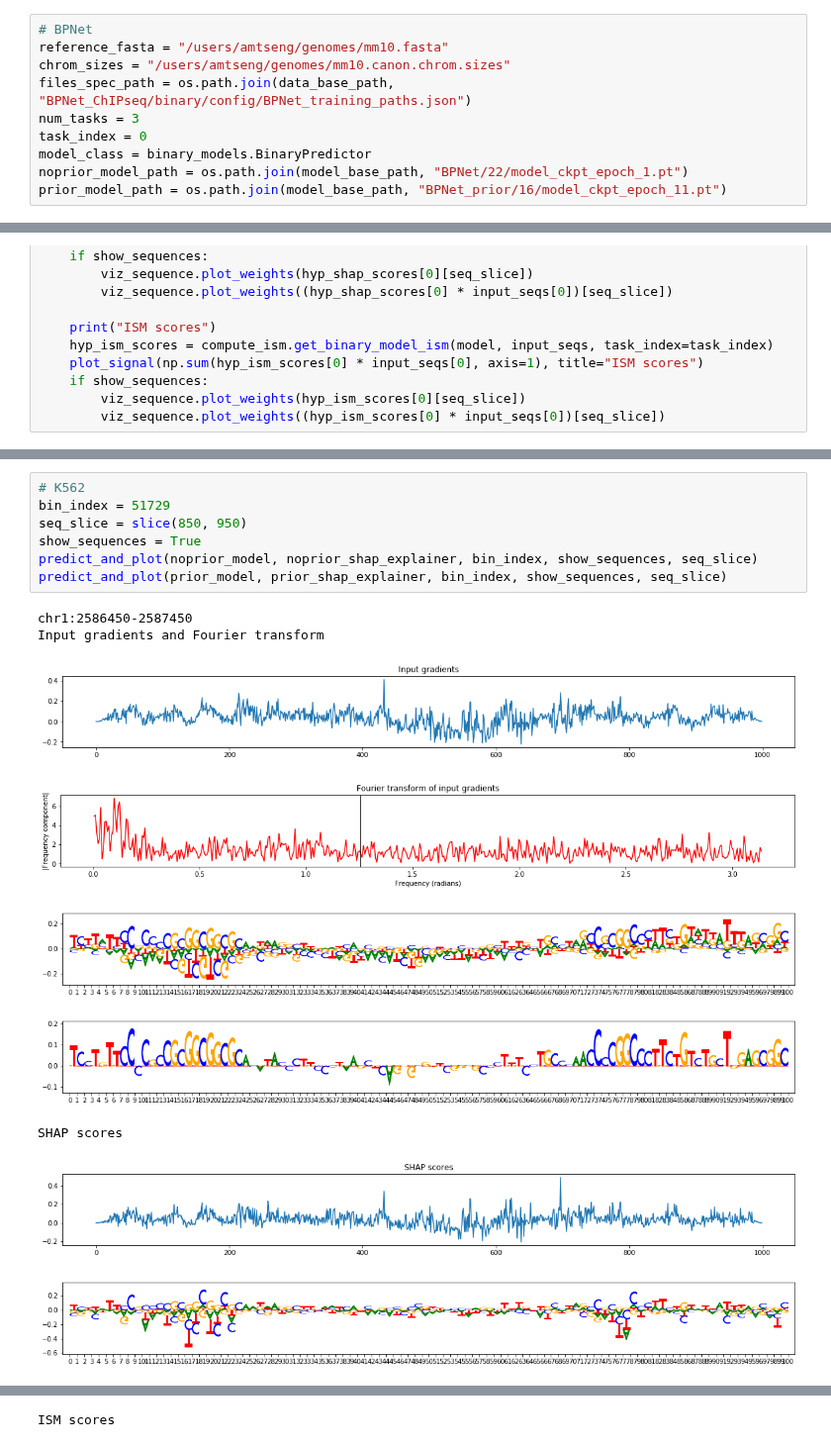
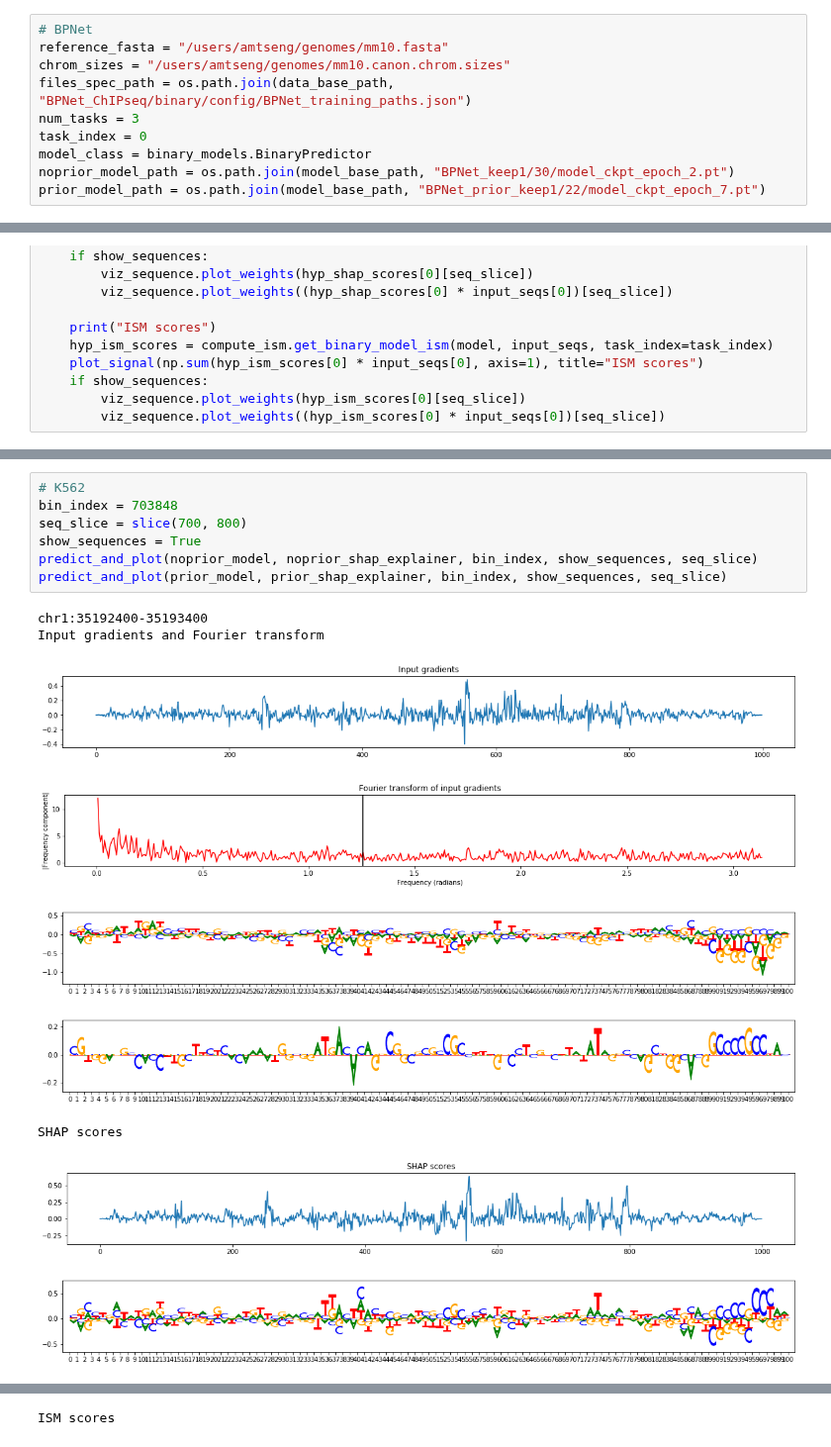
Before and after one commit to amtseng/fourier_attribution_priors, a Jupyter notebook: notebooks/view_binary_predictions.ipynb, the cells around one changed output, grey strips where cells are left out. Shown at 99% size. Saved outputs shown, nothing was run; the diff lists cells and outputs as text.

```diff
--- a/notebooks/view_binary_predictions.ipynb
+++ b/notebooks/view_binary_predictions.ipynb
@@ -60,8 +60,8 @@ files_spec_path = os.path.join(data_base_path, "BPNet_ChIPseq/binary/config/BPNe
 num_tasks = 3
 task_index = 0
 model_class = binary_models.BinaryPredictor
-noprior_model_path = os.path.join(model_base_path, "BPNet/22/model_ckpt_epoch_1.pt")
-prior_model_path = os.path.join(model_base_path, "BPNet_prior/16/model_ckpt_epoch_11.pt")
+noprior_model_path = os.path.join(model_base_path, "BPNet_keep1/30/model_ckpt_epoch_2.pt")
+prior_model_path = os.path.join(model_base_path, "BPNet_prior_keep1/22/model_ckpt_epoch_7.pt")
 # %%
 torch.set_grad_enabled(True)
 device = torch.device("cuda") if torch.cuda.is_available() else torch.device("cpu")
@@ -271,17 +238,17 @@ ISM scores
 # %%
 # K562
-bin_index = 51729
-seq_slice = slice(850, 950)
+bin_index = 703848
+seq_slice = slice(700, 800)
 show_sequences = True
 predict_and_plot(noprior_model, noprior_shap_explainer, bin_index, show_sequences, seq_slice)
 predict_and_plot(prior_model, prior_shap_explainer, bin_index, show_sequences, seq_slice)
 # %% [output]
-chr1:2586450-2587450
+chr1:35192400-35193400
 Input gradients and Fourier transform
-[figure, old version]
+[figure, new version]
-[figure, old version]
+[figure, new version]
-[figure, old version]
+[figure, new version]
-[figure, old version]
+[figure, new version]
 SHAP scores
-[figure, old version]
+[figure, new version]
-[figure, old version]
+[figure, new version]
```
Also changed, not shown: parts of 11 cells of this notebook, 9 other files.
